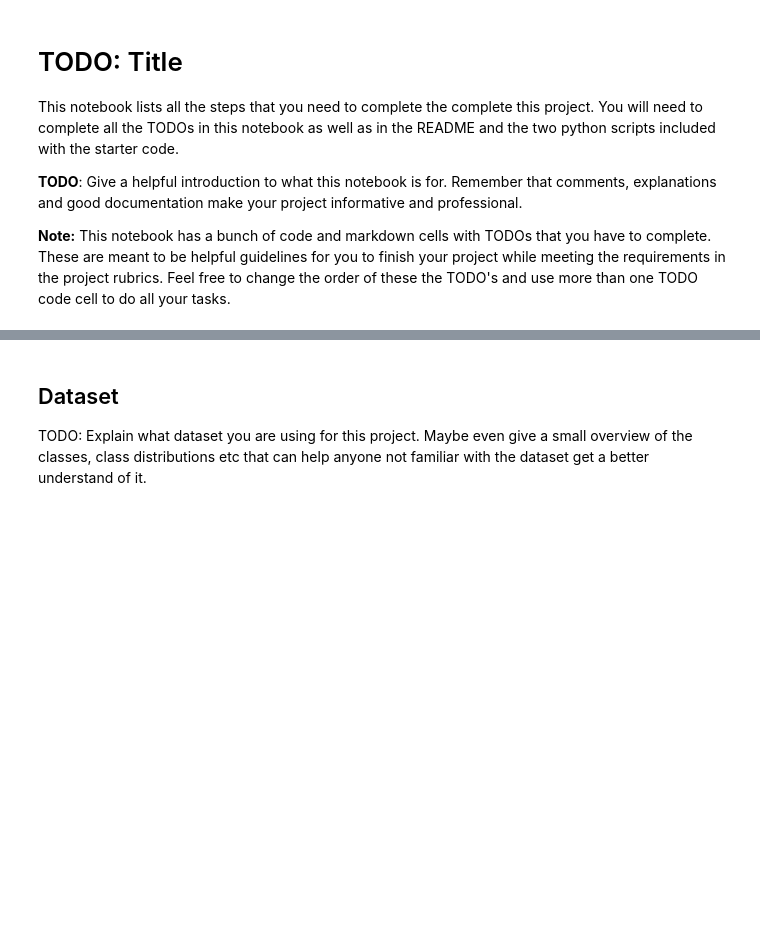
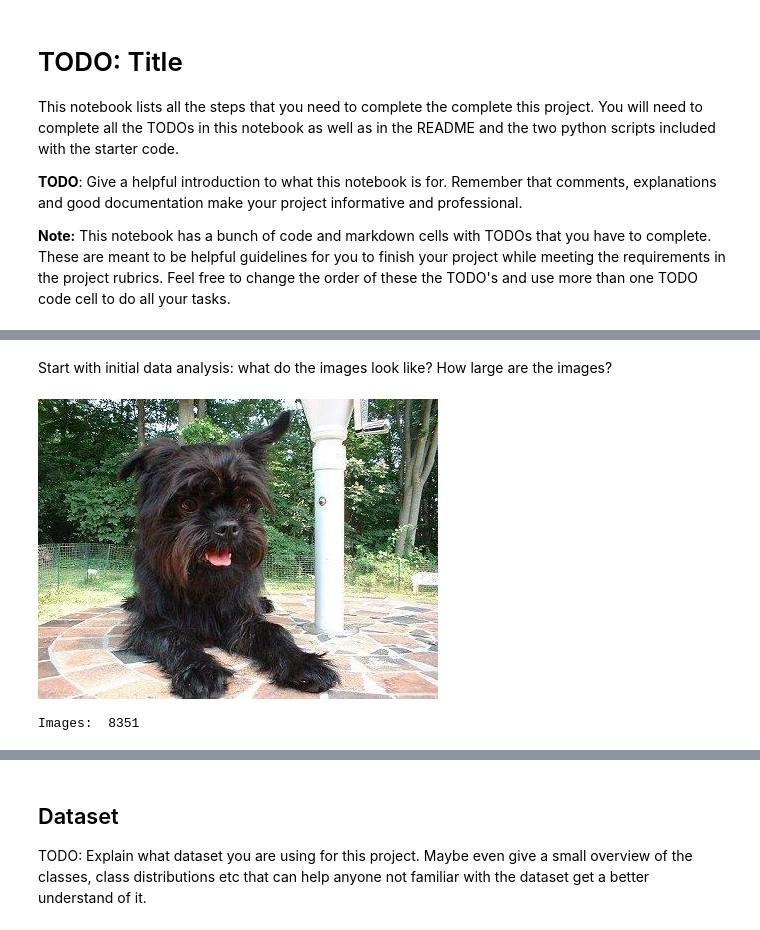
Before and after one commit to udacity/CD0387-deep-learning-topics-within-computer-vision-nlp-project-starter, a Jupyter notebook: train_and_deploy.ipynb, the cells around one changed output, grey strips where cells are left out. Cells and saved outputs as stored; diff of their text form; code cells hidden in the pictures; blank space fills up the shorter version.

Commit message:
first data exploration

```diff
--- a/train_and_deploy.ipynb
+++ b/train_and_deploy.ipynb
@@ -18,0 +57,20 @@ import boto3
+# %% [markdown]
+Start with initial data analysis: what do the images look like? How large are the images?
+# %%
+test_path = "./dogImages/train/001.Affenpinscher/Affenpinscher_00001.jpg"
+
+with Image.open(test_path) as im:
+    display(im)
+# %% [output]
+[figure, added]
+# %%
+path = './dogImages/'
+img_names = []
+
+for folder, subfolders, filenames in os.walk(path):
+    for img in filenames:
+        img_names.append(folder+'\\'+img)
+
+print('Images: ',len(img_names))
+# %% [output]
+Images:  8351
```
Also changed, not shown: parts of 7 cells of this notebook.
